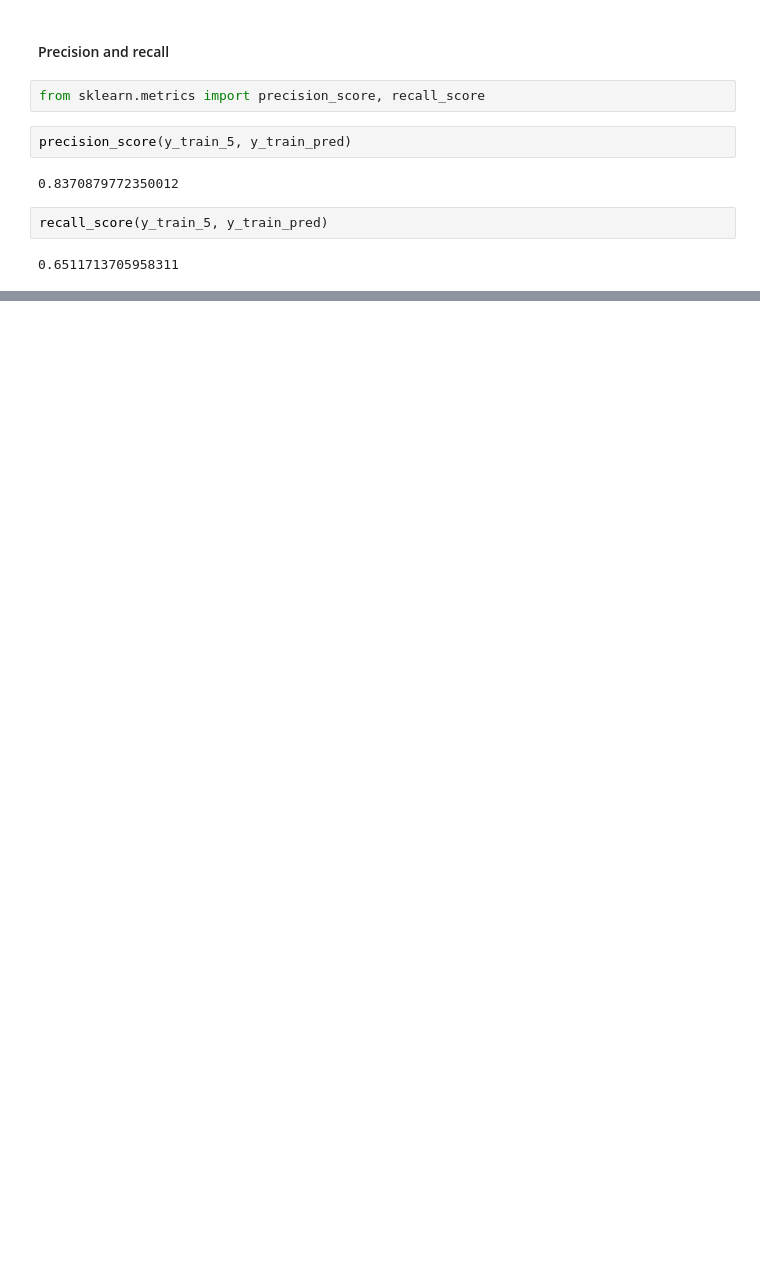
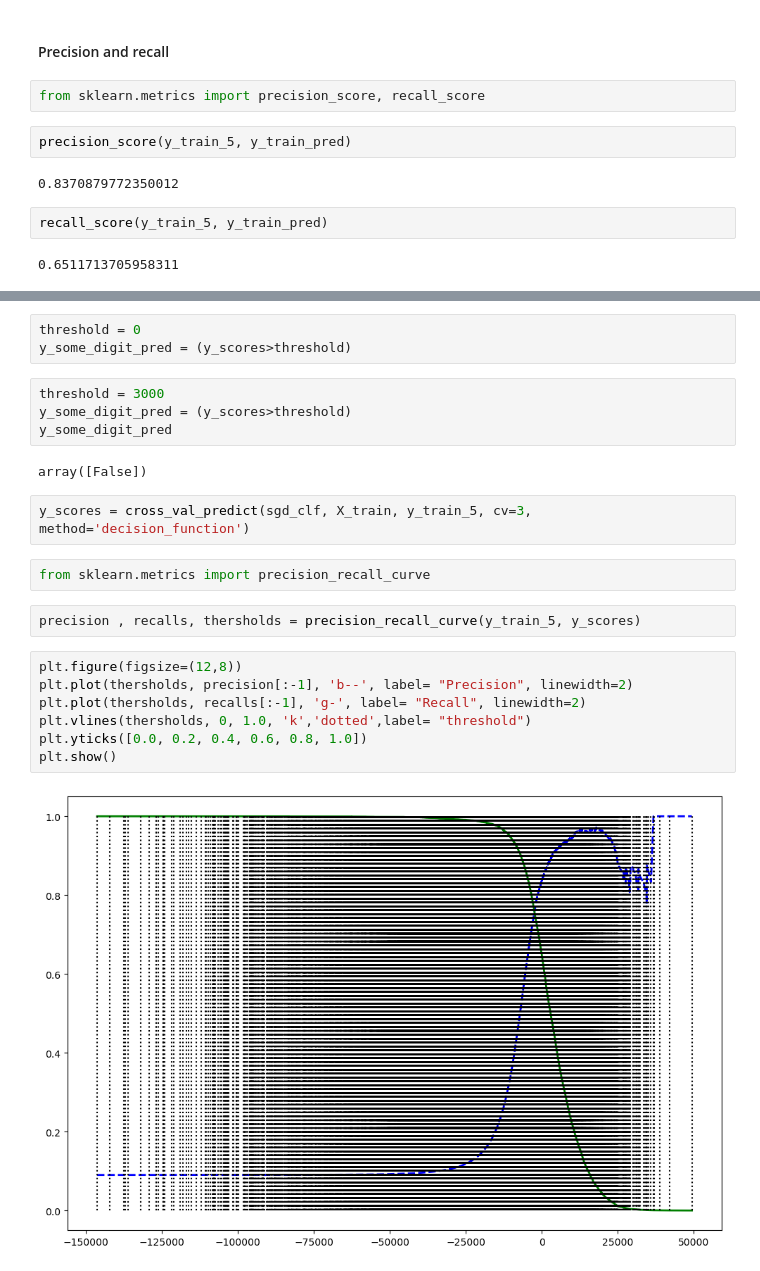
Before and after one commit to lorida0777/Hands_On_Machine_Learning_chapter_3, a Jupyter notebook: Hands_On_Machine_Learning_chapter_3.ipynb, the cells around one changed output, grey strips where cells are left out. Saved outputs shown, nothing was run; the diff lists cells and outputs as text; blank space fills up the shorter version.

Commit message:
Precision/REcall curve

```diff
--- a/Hands_On_Machine_Learning_chapter_3.ipynb
+++ b/Hands_On_Machine_Learning_chapter_3.ipynb
@@ -112,0 +128,24 @@ recall_score(y_train_5, y_train_pred)
+# %%
+threshold = 0
+y_some_digit_pred = (y_scores>threshold)
+# %%
+threshold = 3000
+y_some_digit_pred = (y_scores>threshold)
+y_some_digit_pred
+# %% [output]
+array([False])
+# %%
+y_scores = cross_val_predict(sgd_clf, X_train, y_train_5, cv=3, method='decision_function')
+# %%
+from sklearn.metrics import precision_recall_curve
+# %%
+precision , recalls, thersholds = precision_recall_curve(y_train_5, y_scores)
+# %%
+plt.figure(figsize=(12,8))
+plt.plot(thersholds, precision[:-1], 'b--', label= "Precision", linewidth=2)
+plt.plot(thersholds, recalls[:-1], 'g-', label= "Recall", linewidth=2)
+plt.vlines(thersholds, 0, 1.0, 'k','dotted',label= "threshold")
+plt.yticks([0.0, 0.2, 0.4, 0.6, 0.8, 1.0])
+plt.show()
+# %% [output]
+[figure, added]
```
Also changed, not shown: parts of 6 cells of this notebook.
